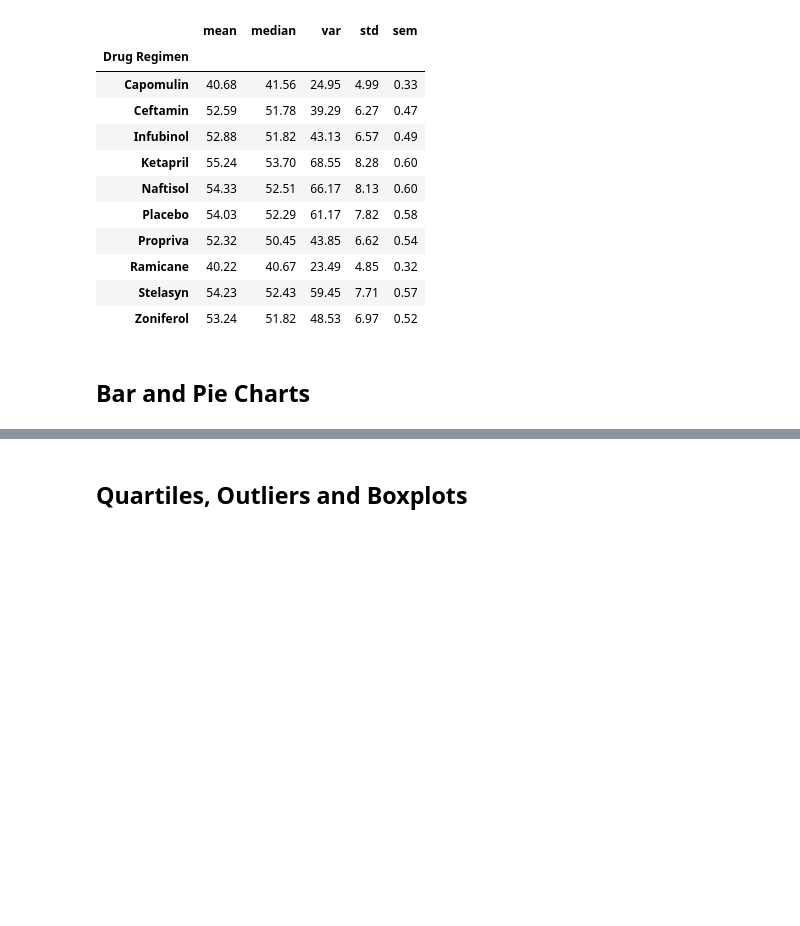
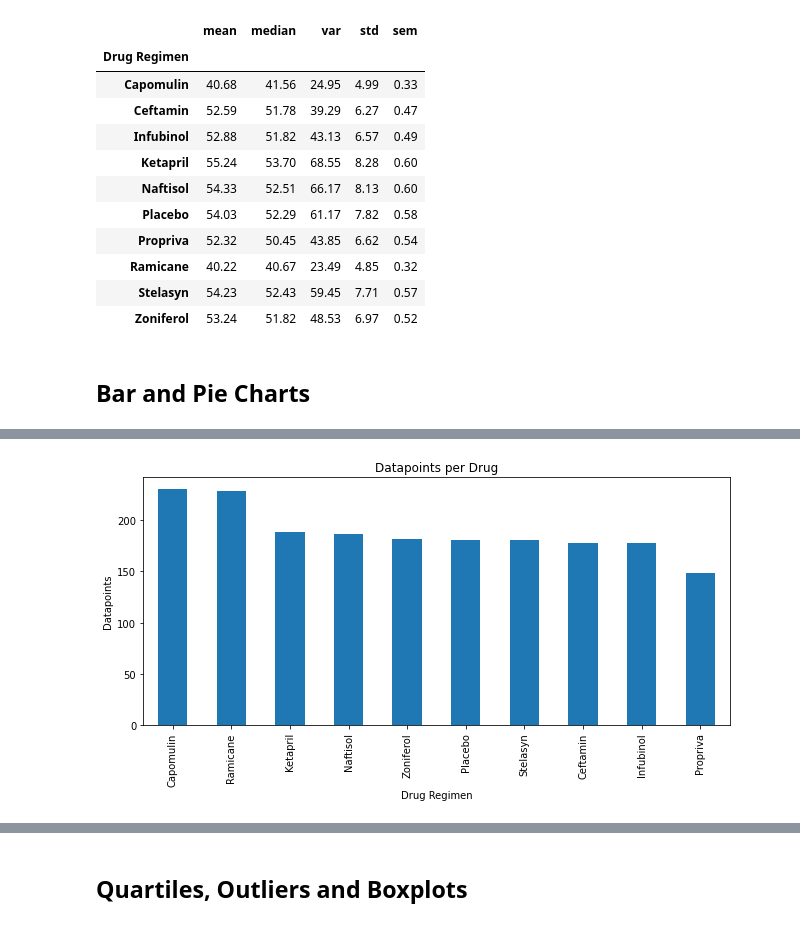
Before and after one commit to mrwelchman/matplotlib-challenge, a Jupyter notebook: Pymaceuticals/pymaceuticals.ipynb, the cells around one changed output, grey strips where cells are left out. Saved outputs shown, nothing was run; the diff lists cells and outputs as text; code cells hidden in the pictures; blank space fills up the shorter version.

```diff
--- a/Pymaceuticals/pymaceuticals.ipynb
+++ b/Pymaceuticals/pymaceuticals.ipynb
@@ -3,11 +7,12 @@
 # %%
-%matplotlib notebook
-
 # Dependencies and Setup
 import matplotlib.pyplot as plt
 import pandas as pd
 import scipy.stats as st
+from scipy.stats import linregress
 import numpy as np
+
+plt.ioff()
 
 # Study data files
 mouse_metadata_path = "data/Mouse_metadata.csv"
@@ -18,10 +23,10 @@ mouse_metadata = pd.read_csv(mouse_metadata_path)
 study_results = pd.read_csv(study_results_path)
 
 # Combine the data into a single dataset
-combined = pd.merge(mouse_metadata, study_results, how='outer')
+combined_df = pd.merge(mouse_metadata, study_results, how='outer')
 
 # Display the data table for preview
-combined
+combined_df
 # %% [output]
 |  | Mouse ID | Drug Regimen | Sex | Age_months | Weight (g) | Timepoint | Tumor Volume (mm3) | ... |
 | 0 | k403 | Ramicane | Male | 21 | 16 | 0 | 45.000000 | ... |
@@ -44,7 +49,7 @@ mice
 249
 # %%
 # Getting the duplicate mice by ID number that shows up for Mouse ID and Timepoint.
-duplicate_mice = combined.loc[combined.duplicated(subset=['Mouse ID', 'Timepoint']),'Mouse ID'].unique()
+duplicate_mice = combined_df.loc[combined_df.duplicated(subset=['Mouse ID', 'Timepoint']),'Mouse ID'].unique()
 duplicate_mice
 # %% [output]
 array(['g989'], dtype=object)
@@ -69,8 +74,8 @@ duplicate_mouse
 | 920 | g989 | Propriva | Female | 21 | 26 | 35 | 62.570880 | ... |
 # %%
 # Create a clean DataFrame by dropping the duplicate mouse by its ID.
-clean_data = combined[combined['Mouse ID'].isin(duplicate_mice)==False]
-clean_data
+clean_data_df = combined_df[combined_df['Mouse ID'].isin(duplicate_mice)==False]
+clean_data_df
 # %% [output]
 |  | Mouse ID | Drug Regimen | Sex | Age_months | Weight (g) | Timepoint | Tumor Volume (mm3) | ... |
 | 0 | k403 | Ramicane | Male | 21 | 16 | 0 | 45.000000 | ... |
@@ -148,16 +153,11 @@ agg_summary.round(2)
 ## Bar and Pie Charts
 # %%
 # Generate a bar plot showing the total number of measurements taken on each drug regimen using pandas.
-bar_panda = clean_data['Drug Regimen'].value_counts()
-x_axis = bar_panda.index
-y_axis = bar_panda.values
+clean_data_df['Drug Regimen'].value_counts().plot(kind='bar', figsize=(9,5))
 
-bar_panda.plot(kind='bar', facecolor='indianred')
-
+plt.title('Datapoints per Drug')
 plt.xlabel('Drug Regimen')
-plt.xticks(rotation=90)
 plt.ylabel('Datapoints')
-plt.title('Observed Datapoints per Treatment')
+plt.tight_layout()
 plt.show()
-plt.savefig('bar_panda')
 # %% [output]
@@ -166,2 +164,3 @@ plt.savefig('bar_panda')
+[figure, added]
 # %%
 # Generate a bar plot showing the total number of measurements taken on each drug regimen using pyplot.
```
Also changed, not shown: parts of 20 cells of this notebook, 2 other files.
